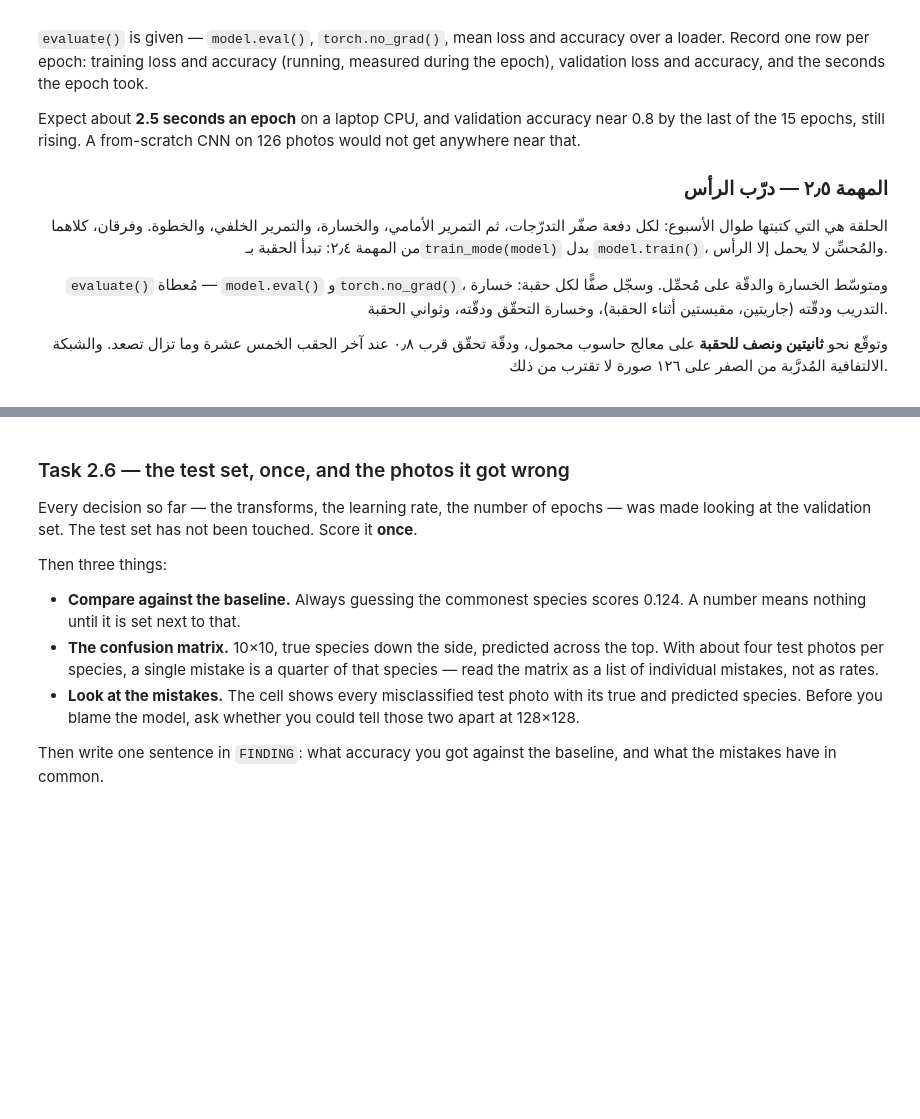
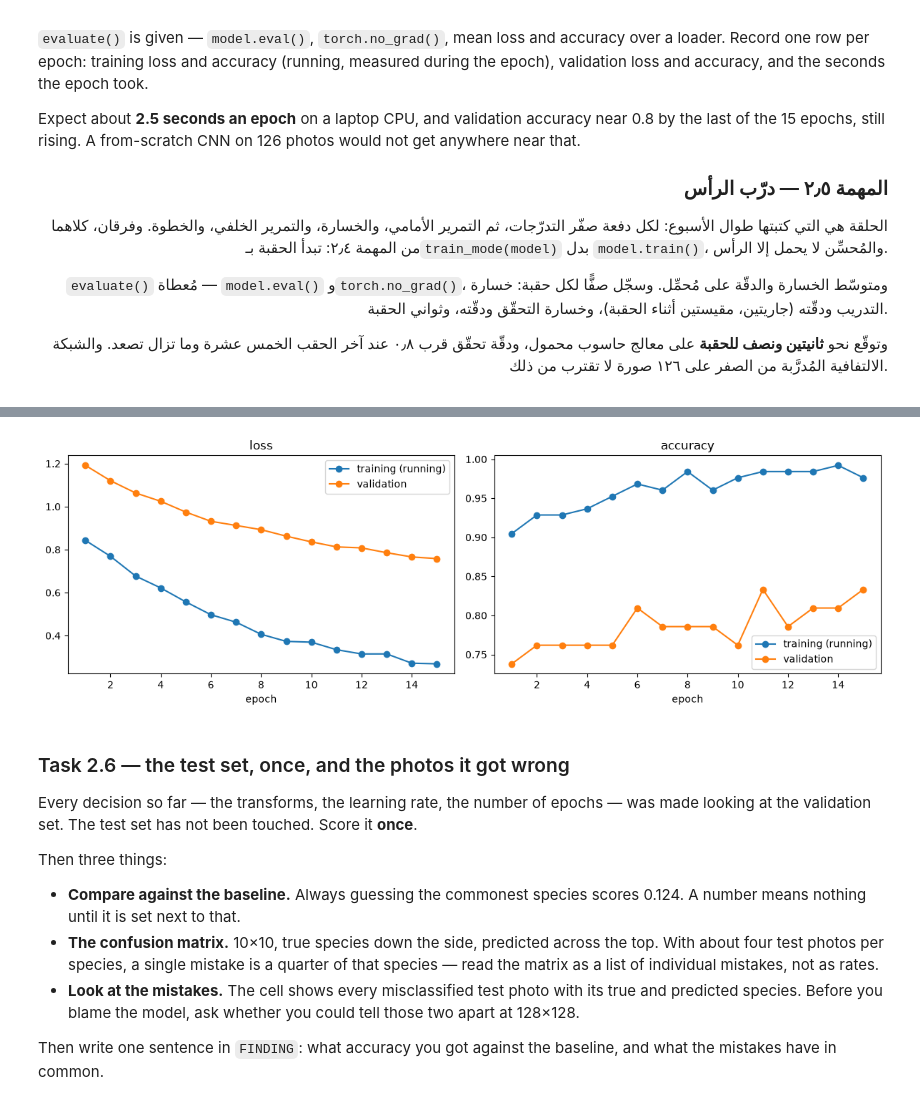
Before and after one commit to ghadialbishri/AIEP_Olo_student, a Jupyter notebook: week_4_cnn_finetuning/labs/D2_flowers_finetune/D2_flowers_finetune_blank.ipynb, the cells around one changed output, grey strips where cells are left out. Cells and saved outputs as stored; diff of their text form; code cells hidden in the pictures; blank space fills up the shorter version.

```diff
--- a/week_4_cnn_finetuning/labs/D2_flowers_finetune/D2_flowers_finetune_blank.ipynb
+++ b/week_4_cnn_finetuning/labs/D2_flowers_finetune/D2_flowers_finetune_blank.ipynb
@@ -545,6 +595,14 @@ TRAIN_TRANSFORM = transforms.Compose([
 # مهمة: ثلاثة `FlowerDataset`: جدول التدريب مع `TRAIN_TRANSFORM`، وجدولا التحقّق والاختبار مع `EVAL_TRANSFORM`.
 # TODO: Three DataLoaders. Shuffle only the training one.
 # مهمة: ثلاثة `DataLoader`. اخلط مُحمِّل التدريب وحده.
+train_set = FlowerDataset(train_df, IMAGE_DIR, TRAIN_TRANSFORM)
+val_set = FlowerDataset(val_df, IMAGE_DIR, EVAL_TRANSFORM)
+test_set = FlowerDataset(test_df, IMAGE_DIR, EVAL_TRANSFORM)
+
+train_loader = DataLoader(train_set, batch_size=BATCH_SIZE, shuffle=True)
+val_loader = DataLoader(val_set, batch_size=64, shuffle=False)
+test_loader = DataLoader(test_set, batch_size=64, shuffle=False)
+
 xb, yb = next(iter(train_loader))
 print(f"one training batch: images {tuple(xb.shape)} {xb.dtype}, labels {tuple(yb.shape)} "
       f"{yb.dtype}")
@@ -708,6 +788,12 @@ exists anywhere.
 # مهمة: استبدل رأس الألف فئة بـ`nn.Linear` جديدة من `model.fc.in_features` إلى ١٠.
 # TODO: An Adam optimiser over the head's parameters only, at LEARNING_RATE.
 # مهمة: مُحسِّن Adam على معاملات الرأس وحدها، بمعدّل `LEARNING_RATE`.
+for parameter in model.parameters():
+    parameter.requires_grad = False
+
+model.fc = nn.Linear(model.fc.in_features, len(FLOWER_NAMES))
+
+optimiser = torch.optim.Adam(model.fc.parameters(), lr=LEARNING_RATE)
 def train_mode(model):
     """Training mode for the model, evaluation mode for every (frozen) BatchNorm2d."""
     model.train()
@@ -784,23 +874,43 @@ def evaluate(model, loader):
     return total_loss / seen, correct / seen
 rows = []
 torch.manual_seed(SEED)              # the random crops and flips draw from torch's generator
+    # TODO: Training mode for the head, evaluation mode for the frozen batch norm.
+    # مهمة: وضع التدريب للرأس، ووضع التقييم لتطبيع الدفعات المُجمَّد.
+        # TODO: The five lines, then add this batch's loss and correct count to the totals.
+        # مهمة: الأسطر الخمسة، ثم أضِف خسارة هذه الدفعة وعدد الصحيح فيها إلى المجموعين.
 for epoch in range(1, EPOCHS + 1):
     started = time.perf_counter()
-    # TODO: Training mode for the head, evaluation mode for the frozen batch norm.
-    # مهمة: وضع التدريب للرأس، ووضع التقييم لتطبيع الدفعات المُجمَّد.
+
+    train_mode(model)
     total_loss, correct, seen = 0.0, 0, 0
+
     for images, targets in train_loader:
-        # TODO: The five lines, then add this batch's loss and correct count to the totals.
-        # مهمة: الأسطر الخمسة، ثم أضِف خسارة هذه الدفعة وعدد الصحيح فيها إلى المجموعين.
+        optimiser.zero_grad()
+        logits = model(images)
+        loss = criterion(logits, targets)
+        loss.backward()
+        optimiser.step()
+
+        total_loss += loss.item() * len(targets)
+        correct += (logits.argmax(dim=1) == targets).sum().item()
         seen += len(targets)
+
     val_loss, val_accuracy = evaluate(model, val_loader)
-    rows.append({"epoch": epoch, "train_loss": total_loss / seen,
-                 "train_accuracy": correct / seen, "val_loss": val_loss,
-                 "val_accuracy": val_accuracy,
-                 "seconds": time.perf_counter() - started})
-    print(f"epoch {epoch:>2}  train loss {total_loss / seen:.3f} acc {correct / seen:.3f}  |  "
-          f"val loss {val_loss:.3f} acc {val_accuracy:.3f}  |  "
-          f"{rows[-1]['seconds']:.1f} s")
+
+    rows.append({
+        "epoch": epoch,
+        "train_loss": total_loss / seen,
+        "train_accuracy": correct / seen,
+        "val_loss": val_loss,
+        "val_accuracy": val_accuracy,
+        "seconds": time.perf_counter() - started
+    })
+
+    print(
+        f"epoch {epoch:>2}  train loss {total_loss / seen:.3f} acc {correct / seen:.3f}  |  "
+        f"val loss {val_loss:.3f} acc {val_accuracy:.3f}  |  "
+        f"{rows[-1]['seconds']:.1f} s"
+    )
 curves = pd.DataFrame(rows)
 fig, axes = plt.subplots(1, 2, figsize=(12, 4))
 for ax, metric in zip(axes, ["loss", "accuracy"]):
@@ -811,3 +921,4 @@ for ax, metric in zip(axes, ["loss", "accuracy"]):
     ax.legend()
 plt.tight_layout()
 plt.show()
+# %% [output]
@@ -814,3 +940,4 @@ plt.show()
+[figure, added]
 # %% [markdown]
 ### Task 2.6 — the test set, once, and the photos it got wrong
 
```
Also changed, not shown: parts of 12 cells of this notebook.
